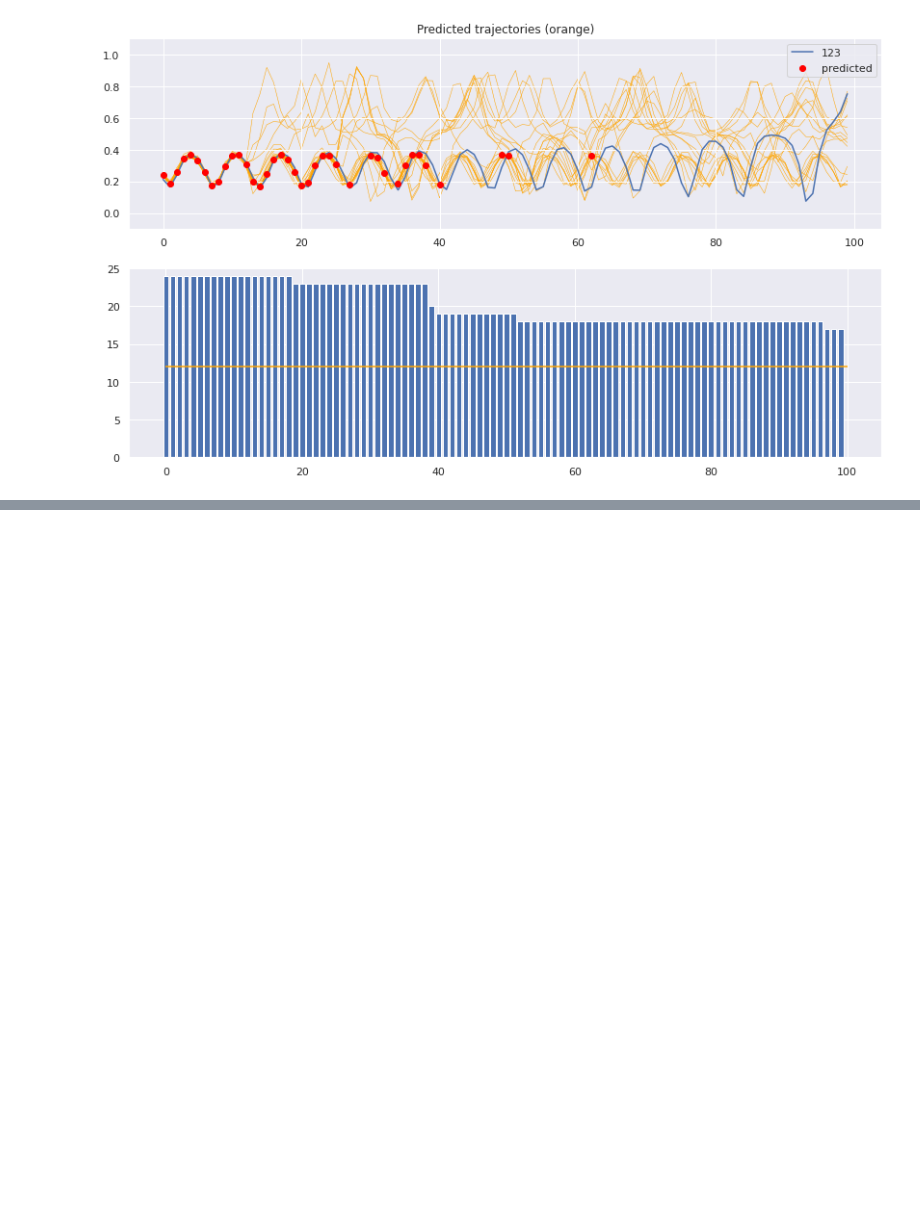
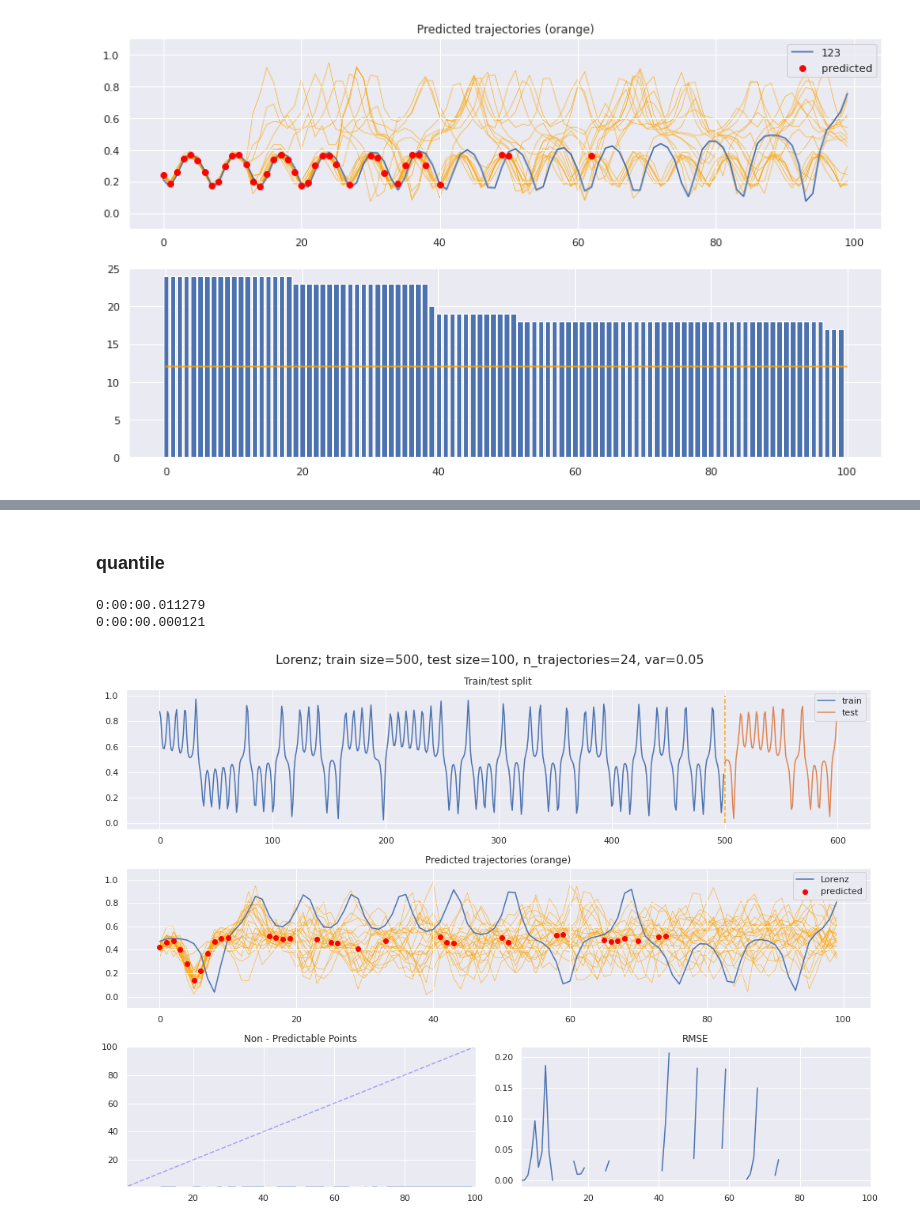
Before and after one commit to thxi/hse_chaotic_ts, a Jupyter notebook: Lorenz DBSCAN prediction.ipynb, the cells around one changed output, grey strips where cells are left out. Cells and saved outputs as stored; diff of their text form; code cells hidden in the pictures; blank space fills up the shorter version.

```diff
--- a/Lorenz DBSCAN prediction.ipynb
+++ b/Lorenz DBSCAN prediction.ipynb
@@ -357,0 +375,2 @@ plt.hlines(y=min_trajectories, xmin=0, xmax=len(traj_alive), color='orange')
+# %% [markdown]
+### quantile
@@ -357,0 +404,25 @@ plt.hlines(y=min_trajectories, xmin=0, xmax=len(traj_alive), color='orange')
+# %%
+unified_result = tsp.predict_unified(
+    X_traj_pred,
+    method='quantile',
+    min_trajectories=min_trajectories
+)
+X_pred = unified_result['X_pred']
+traj_alive = unified_result['traj_alive']
+
+non_pred = np.isnan(X_pred).astype(int)
+rmse = (X_pred - X_test)**2
+
+non_pred = cp.asnumpy(non_pred)
+rmse = cp.asnumpy(rmse)
+# %% [output]
+0:00:00.011279
+0:00:00.000121
+# %%
+plot_trajectories(
+    'Lorenz', cp.asnumpy(X_train), cp.asnumpy(X_test), # plotting since X_start
+    noise_amp, n_trajectories,
+    cp.asnumpy(X_traj_pred), cp.asnumpy(X_pred), non_pred, rmse, filename=f'Lorenz_cluster_{fold}_{noise_amp:.2f}.png'
+)
+# %% [output]
+[figure, added]
```
Also changed, not shown: parts of 28 cells of this notebook, 16 other files.
